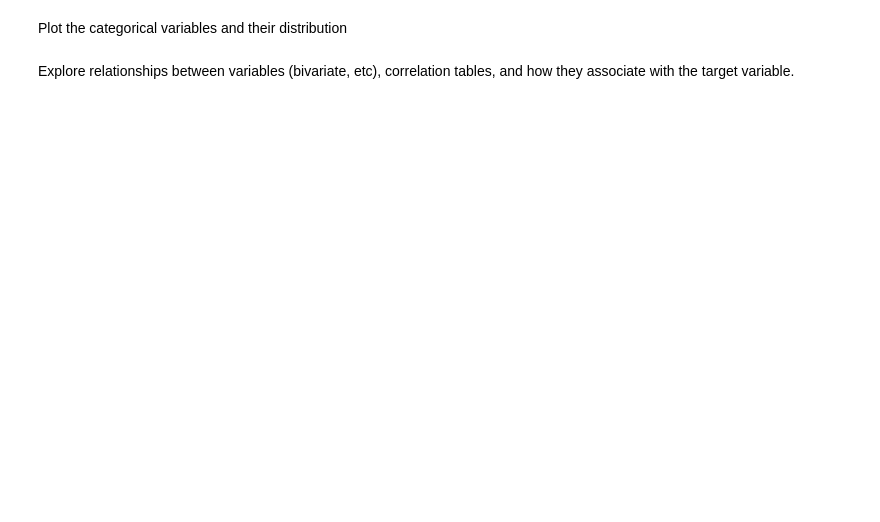
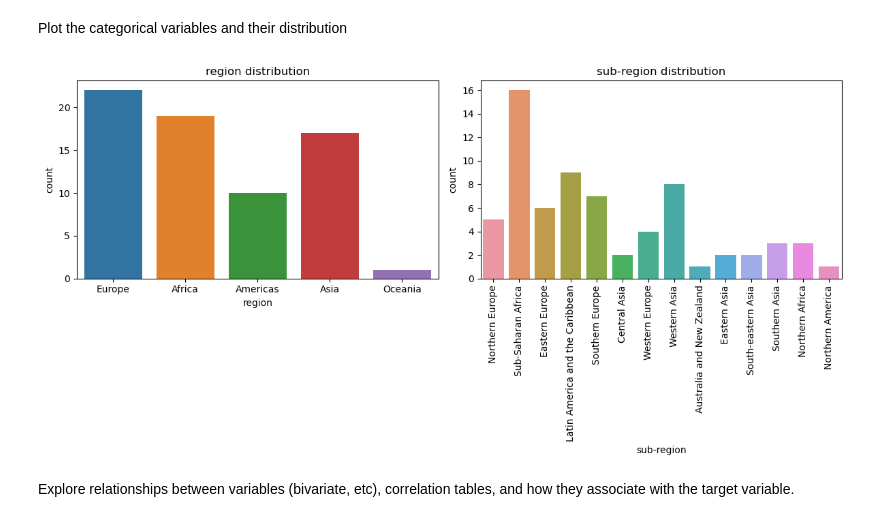
Before and after one commit to MathisMallet/Advanced-Machine-Learning, a Jupyter notebook: Project1_mm6712_xh2604.ipynb, the cells around one changed output. Saved outputs shown, nothing was run; the diff lists cells and outputs as text; code cells hidden in the pictures; blank space fills up the shorter version.

```diff
--- a/Project1_mm6712_xh2604.ipynb
+++ b/Project1_mm6712_xh2604.ipynb
@@ -149,2 +170,21 @@ Plot the categorical variables and their distribution
+# %%
+# figure initialization
+plt.figure(figsize=(12, 6))
+
+# "Social support" histogram
+plt.subplot(1, 2, 1)
+sns.countplot(x="region", data= X_train)
+plt.title('region distribution')
+
+# "sub-region" histogram
+plt.subplot(1, 2, 2)
+sns.countplot(x="sub-region", data= X_train)
+plt.xticks(rotation=90)
+plt.title('sub-region distribution')
+
+plt.tight_layout()
+plt.show()
+# %% [output]
+[figure, added]
 # %% [markdown]
 Explore relationships between variables (bivariate, etc), correlation tables, and how they associate with the target variable.
```
Also changed, not shown: parts of 33 cells of this notebook.
